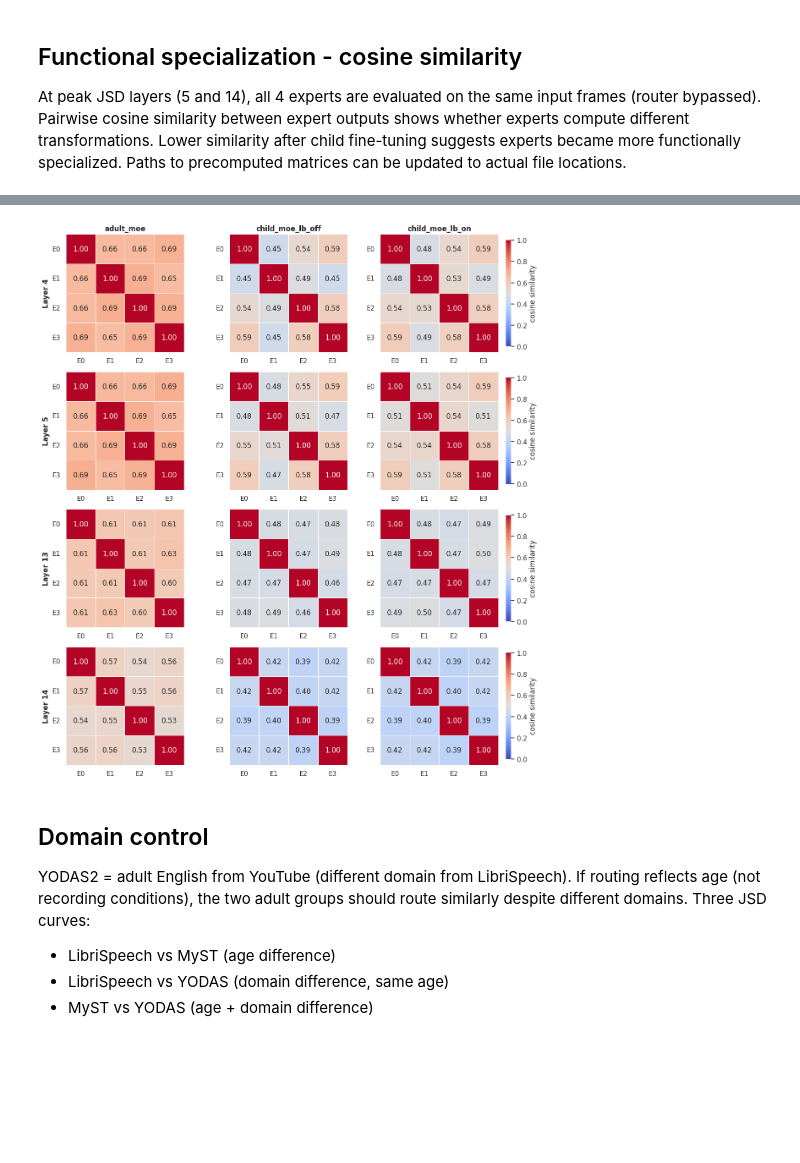
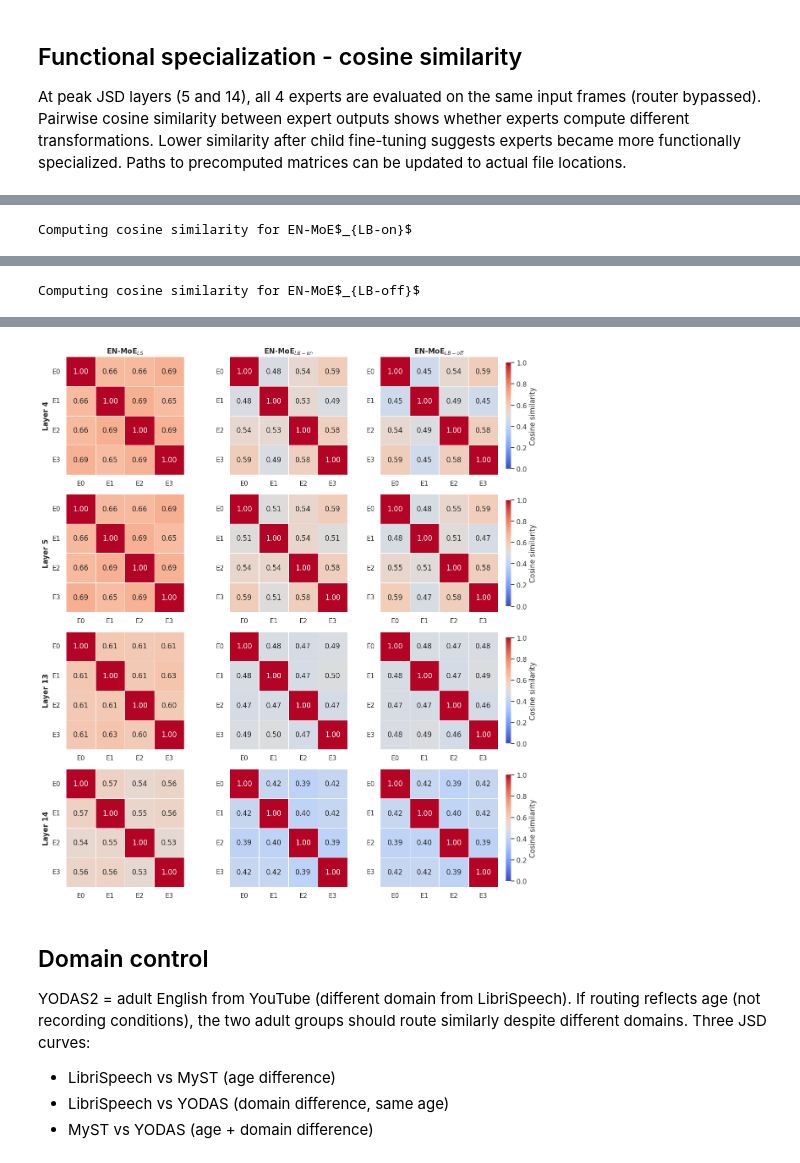
Before and after one commit to a-sasin/inclusive-asr-moe, a Jupyter notebook: analysis/routing/english_analysis.ipynb, the cells around one changed output, grey strips where cells are left out. Saved outputs shown, nothing was run; the diff lists cells and outputs as text; code cells hidden in the pictures; blank space fills up the shorter version.

```diff
--- a/analysis/routing/english_analysis.ipynb
+++ b/analysis/routing/english_analysis.ipynb
@@ -56,7 +56,17 @@ YODAS_CSVS = {
 COSINE_NPZ = ROUTING_DIR / "expert_output_similarity.npz"
 
 # --- Constants ---
-MODEL_NAMES = ["adult_moe", "child_moe_lb_off", "child_moe_lb_on"]
+MODEL_NAMES = ["adult_moe", "child_moe_lb_on", "child_moe_lb_off"]
+
+MODEL_DISPLAY_NAMES = {
+    "adult_moe": r"EN-MoE$_{LS}$",
+    "child_moe_lb_on": r"EN-MoE$_{LB-on}$",
+    "child_moe_lb_off": r"EN-MoE$_{LB-off}$",
+}
+
+def model_label(model_key: str) -> str:
+    return MODEL_DISPLAY_NAMES.get(model_key, model_key)
+
 NUM_LAYERS = 17
 NUM_EXPERTS = 4
 TOP_K = 2
@@ -434,13 +512,27 @@ Lower similarity after child fine-tuning suggests experts became more functional
 Paths to precomputed matrices can be updated to actual file locations.
 # %%
 COSINE_LAYERS = [4, 5, 13, 14]
-COSINE_MODELS = ["adult_moe", "child_moe_lb_off", "child_moe_lb_on"]
+
+# Use the same report/thesis order as the WER table:
+# EN-MoE_LS, EN-MoE_LB-on, EN-MoE_LB-off
+COSINE_MODELS = ["adult_moe", "child_moe_lb_on", "child_moe_lb_off"]
 
 MODEL_FILES = {
     "adult_moe": "en_adult_moe.nemo",
+    "child_moe_lb_on": "en_child_moe_lb_on.nemo",
     "child_moe_lb_off": "en_child_moe_lb_off.nemo",
-    "child_moe_lb_on": "en_child_moe_lb_on.nemo",
 }
+
+# Display names for figure titles
+MODEL_DISPLAY_NAMES = {
+    "adult_moe": r"EN-MoE$_{LS}$",
+    "child_moe_lb_on": r"EN-MoE$_{LB-on}$",
+    "child_moe_lb_off": r"EN-MoE$_{LB-off}$",
+}
+
+def model_label(model_key: str) -> str:
+    return MODEL_DISPLAY_NAMES.get(model_key, model_key)
+
 
 MODEL_DIR = Path("/lp-dev/amelia/inclusive-asr-moe/final_weights")
 LIBRISPEECH_MANIFEST = Path("/data/librispeech_nemo/test_clean.json")
@@ -455,14 +547,18 @@ COSINE_OUT = OUTPUT_DIR / "expert_output_similarity_L4_L5_L13_L14.npz"
 
 def load_audio_paths(manifest_path, n):
     paths = []
+
     with open(manifest_path, "r", encoding="utf-8") as f:
         for line in f:
             if len(paths) >= n:
                 break
+
             row = json.loads(line)
             p = row.get("audio_filepath")
+
             if p and os.path.exists(p):
                 paths.append(p)
+
     return paths
 
 
@@ -505,6 +601,7 @@ def collect_feedforward_inputs(model, audio_paths, layers, device):
                 return
 
             x = flatten_hidden(inputs[0])
+
             if x is not None and x.numel() > 0:
                 collected[layer].append(x.cpu())
 
@@ -573,7 +670,7 @@ def cosine_matrix_for_layer(ff, inputs_list, num_experts=4, max_frames=20000):
 
     with torch.no_grad():
         for e in range(num_experts):
-            y = apply_one_expert(ff, x, e)  # (frames, hidden_dim)
+            y = apply_one_expert(ff, x, e)
             y = torch.nn.functional.normalize(y.float(), p=2, dim=-1)
             expert_outputs.append(y)
 
@@ -582,7 +679,6 @@ def cosine_matrix_for_layer(ff, inputs_list, num_experts=4, max_frames=20000):
     with torch.no_grad():
         for i in range(num_experts):
             for j in range(num_experts):
-                # Framewise cosine: dot product after per-frame normalization.
                 cos_per_frame = (expert_outputs[i] * expert_outputs[j]).sum(dim=-1)
                 mat[i, j] = float(cos_per_frame.mean().detach().cpu())
 
@@ -599,12 +695,14 @@ logging.getLogger("nemo").setLevel(logging.ERROR)
 for model_name in COSINE_MODELS:
     model_path = MODEL_DIR / MODEL_FILES[model_name]
 
+    print(f"Computing cosine similarity for {model_label(model_name)}")
+
     # NeMo still prints some restore logs; suppress stdout/stderr during restore.
     with contextlib.redirect_stdout(io.StringIO()), contextlib.redirect_stderr(io.StringIO()):
         model = nemo_asr.models.EncDecCTCModelBPE.restore_from(
             str(model_path),
             map_location=DEVICE,
-)
+        )
 
     model = model.to(DEVICE)
     model.eval()
@@ -624,7 +722,7 @@ for model_name in COSINE_MODELS:
             inputs_list=ff_inputs[layer],
             num_experts=NUM_EXPERTS,
             max_frames=MAX_FRAMES_PER_LAYER,
-)
+        )
 
     del model
     torch.cuda.empty_cache()
@@ -632,6 +730,7 @@ for model_name in COSINE_MODELS:
 np.savez(COSINE_OUT, **cosine_mats)
 
 
+# --- Plot cosine similarity grid ---
 cmap = "coolwarm"
 vmin = 0.0
 vmax = 1.0
@@ -649,6 +748,7 @@ fig, axes = plt.subplots(
 
 if n_rows == 1:
     axes = np.array([axes])
+
 if n_cols == 1:
     axes = axes[:, None]
 
@@ -676,19 +776,28 @@ for r, layer in enumerate(COSINE_LAYERS):
             yticklabels=labels,
             cbar=show_cbar,
             cbar_kws={
-                "label": "cosine similarity",
+                "label": "Cosine similarity",
                 "shrink": 0.9,
                 "pad": 0.05,
             },
-)
+        )
 
+        # Changed: use thesis/report model names instead of raw keys
         if r == 0:
-            ax.set_title(model_name, fontsize=12, fontweight="bold")
+            ax.set_title(
+                model_label(model_name),
+                fontsize=12,
+                fontweight="bold",
+            )
         else:
             ax.set_title("")
 
         if c == 0:
-            ax.set_ylabel(f"Layer {layer}", fontsize=12, fontweight="bold")
+            ax.set_ylabel(
+                f"Layer {layer}",
+                fontsize=12,
+                fontweight="bold",
+            )
         else:
             ax.set_ylabel("")
 
@@ -697,10 +806,12 @@ for r, layer in enumerate(COSINE_LAYERS):
         ax.tick_params(axis="y", rotation=0)
 
 plt.tight_layout()
+
 plt.savefig(
     OUTPUT_DIR / "cosine_similarity_grid_L4_L5_L13_L14.png",
     dpi=300,
     bbox_inches="tight",
 )
+
 plt.show()
 # %% [output]
@@ -723,0 +836 @@ plt.show()
+Computing cosine similarity for EN-MoE$_{LB-on}$
@@ -723,0 +854 @@ plt.show()
+Computing cosine similarity for EN-MoE$_{LB-off}$
@@ -724,4 +872,4 @@ plt.show()
-[figure, old version]
+[figure, new version]
 # %% [markdown]
 ## Domain control
 
```
Also changed, not shown: parts of 5 cells of this notebook, 6 other files.
